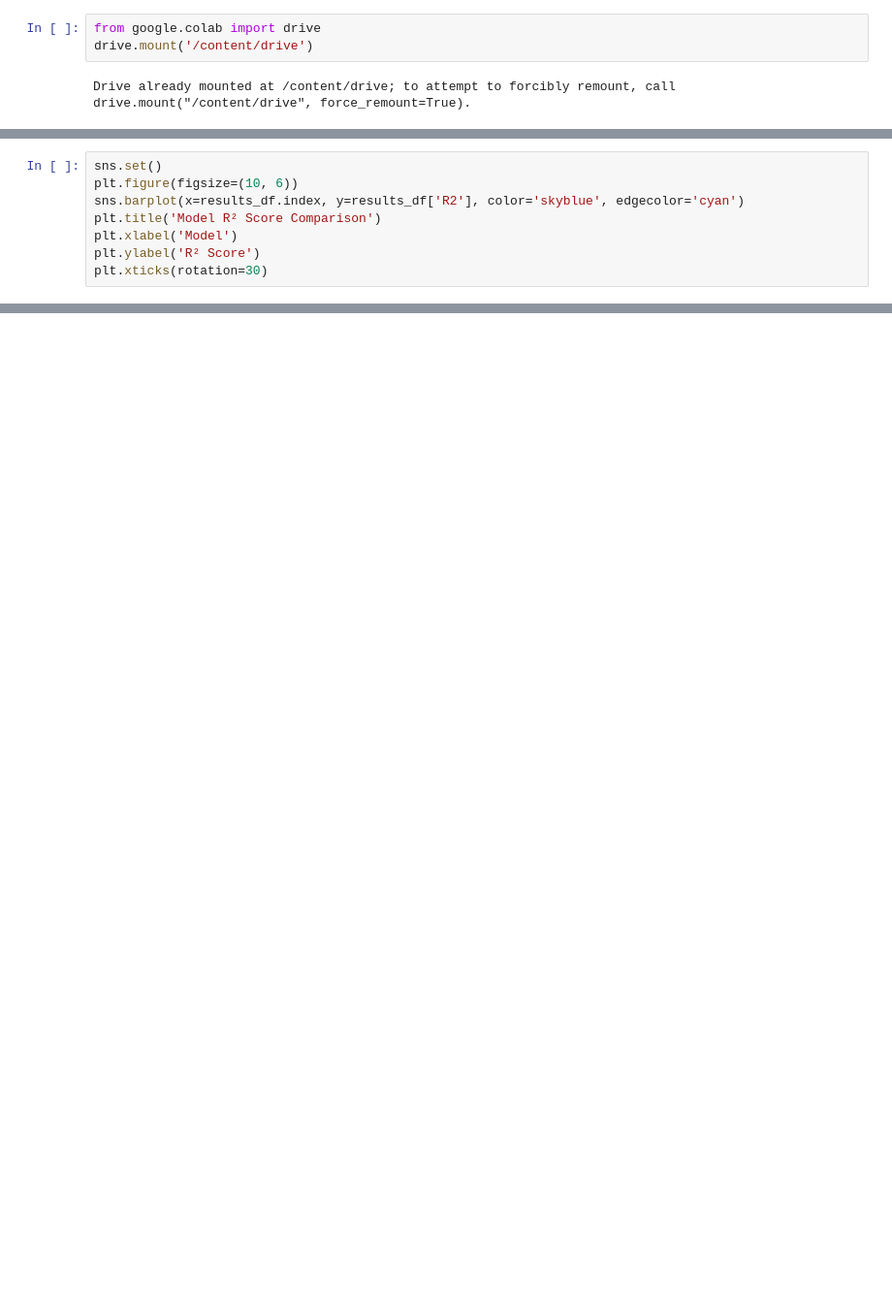
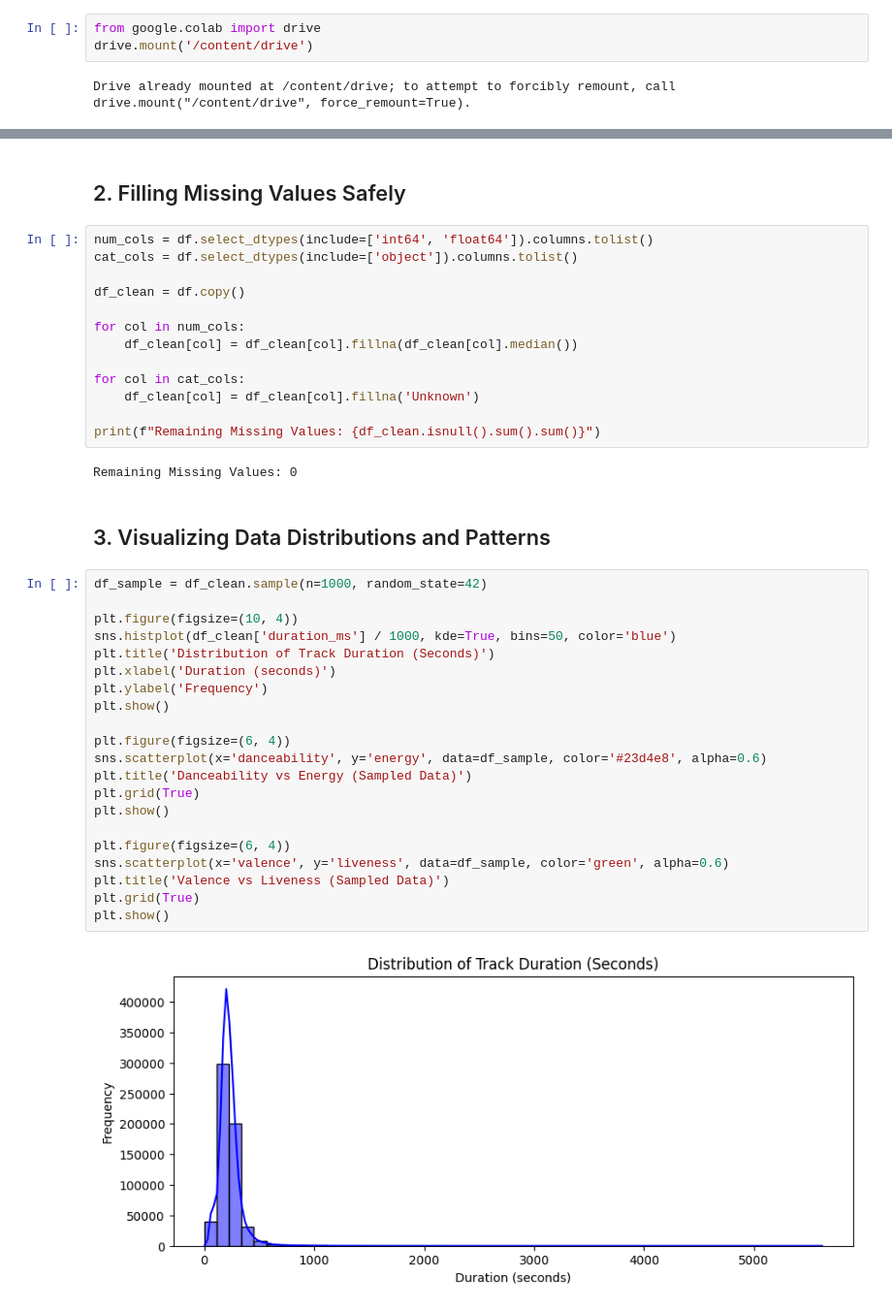
Before and after one commit to Mayankjha12/Final-task-Neural-Nexus, a Jupyter notebook: ML_project.ipynb, the cells around one changed output, grey strips where cells are left out. Shown at 97% size. Saved outputs shown, nothing was run; the diff lists cells and outputs as text; blank space fills up the shorter version.

```diff
--- a/ML_project.ipynb
+++ b/ML_project.ipynb
@@ -389,8 +7,0 @@ Using a bar graph visualization to compare regression model performance, with ba
-# %%
-sns.set()
-plt.figure(figsize=(10, 6))
-sns.barplot(x=results_df.index, y=results_df['R2'], color='skyblue', edgecolor='cyan')
-plt.title('Model R² Score Comparison')
-plt.xlabel('Model')
-plt.ylabel('R² Score')
-plt.xticks(rotation=30)
@@ -404,0 +40,42 @@ plt.xticks(rotation=30)
+# %% [markdown]
+## 2. Filling Missing Values Safely
+# %%
+num_cols = df.select_dtypes(include=['int64', 'float64']).columns.tolist()
+cat_cols = df.select_dtypes(include=['object']).columns.tolist()
+
+df_clean = df.copy()
+
+for col in num_cols:
+    df_clean[col] = df_clean[col].fillna(df_clean[col].median())
+
+for col in cat_cols:
+    df_clean[col] = df_clean[col].fillna('Unknown')
+
+print(f"Remaining Missing Values: {df_clean.isnull().sum().sum()}")
+# %% [output]
+Remaining Missing Values: 0
+# %% [markdown]
+## 3. Visualizing Data Distributions and Patterns
+# %%
+df_sample = df_clean.sample(n=1000, random_state=42)
+
+plt.figure(figsize=(10, 4))
+sns.histplot(df_clean['duration_ms'] / 1000, kde=True, bins=50, color='blue')
+plt.title('Distribution of Track Duration (Seconds)')
+plt.xlabel('Duration (seconds)')
+plt.ylabel('Frequency')
+plt.show()
+
+plt.figure(figsize=(6, 4))
+sns.scatterplot(x='danceability', y='energy', data=df_sample, color='#23d4e8', alpha=0.6)
+plt.title('Danceability vs Energy (Sampled Data)')
+plt.grid(True)
+plt.show()
+
+plt.figure(figsize=(6, 4))
+sns.scatterplot(x='valence', y='liveness', data=df_sample, color='green', alpha=0.6)
+plt.title('Valence vs Liveness (Sampled Data)')
+plt.grid(True)
+plt.show()
+# %% [output]
+[figure, added]
```
Also changed, not shown: parts of 54 cells of this notebook.
